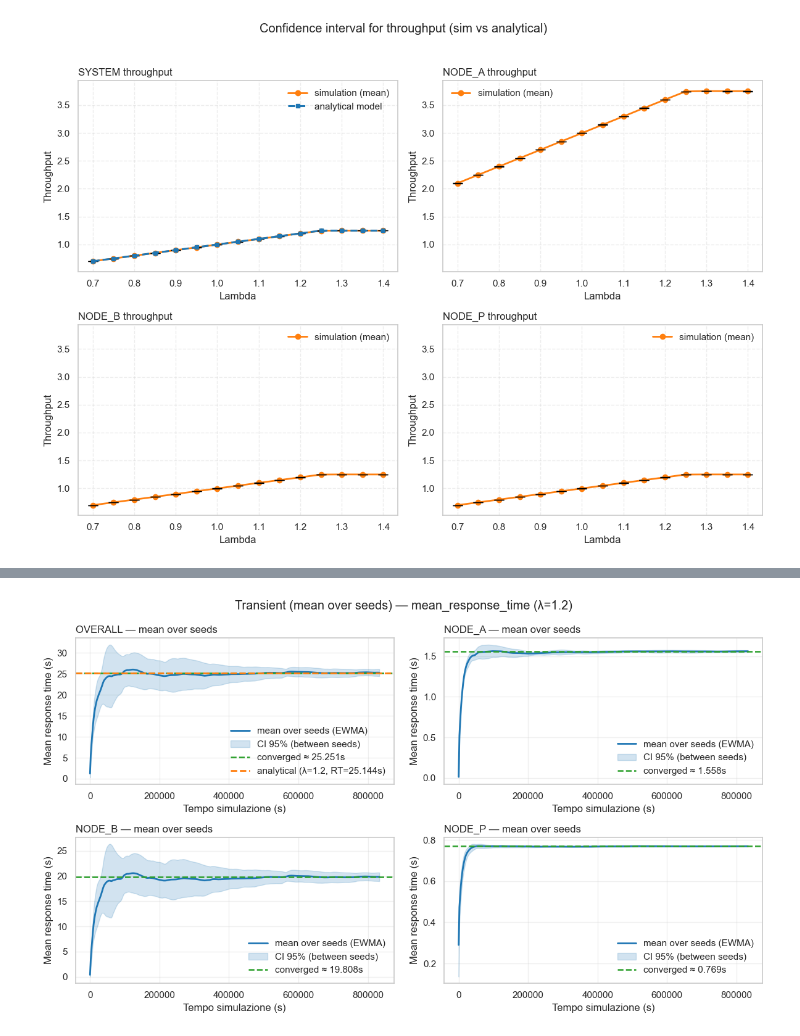
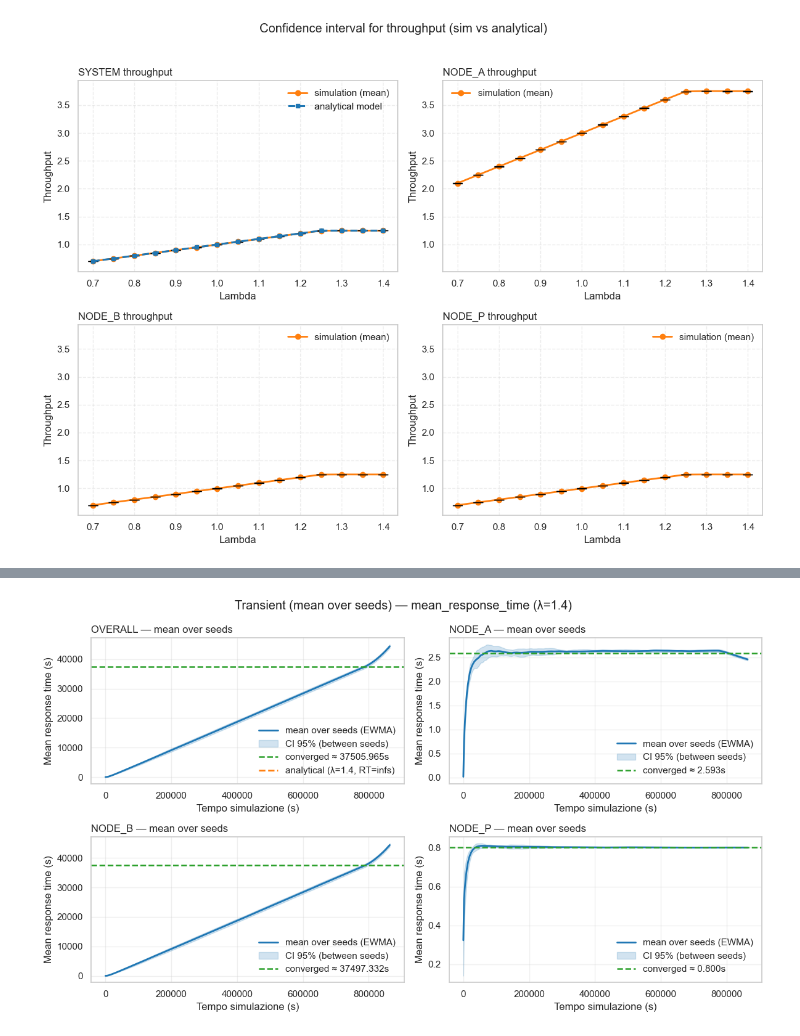
Before and after one commit to Dissan97/PMCNS-PROJECT, a Jupyter notebook: Project.ipynb, the cells around one changed output, grey strips where cells are left out. Saved outputs shown, nothing was run; the diff lists cells and outputs as text; code cells hidden in the pictures.

```diff
--- a/Project.ipynb
+++ b/Project.ipynb
@@ -3326,15 +3326,15 @@ def plot_transient_response_time_over_seeds(
 # %%
 plot_transient_response_time_over_seeds(
     dfs_conv_list=dfs_conv,   # lista dei conv_* (uno per seed)
-    arrival_rate=1.2,
+    arrival_rate=1.4,
     analytic_df=analytic_df,  # per la linea teorica su OVERALL
     ewma_span=25,
     downsample_every=5,
     conf=0.95,
     grid_mode="intersection"  # oppure "union" se vuoi includere tutte le code
 )
 # %% [output]
-[figure, old version]
+[figure, new version]
 # %%
 # ---------- serie (usa la tua colonna 'time') ----------
 def _series_rt_from_conv(df, scope, *, arrival_rate=None, t_max=None, downsample_every=1, ewma_span=7, align_zero=True):
```
Also changed, not shown: parts of 6 cells of this notebook.
